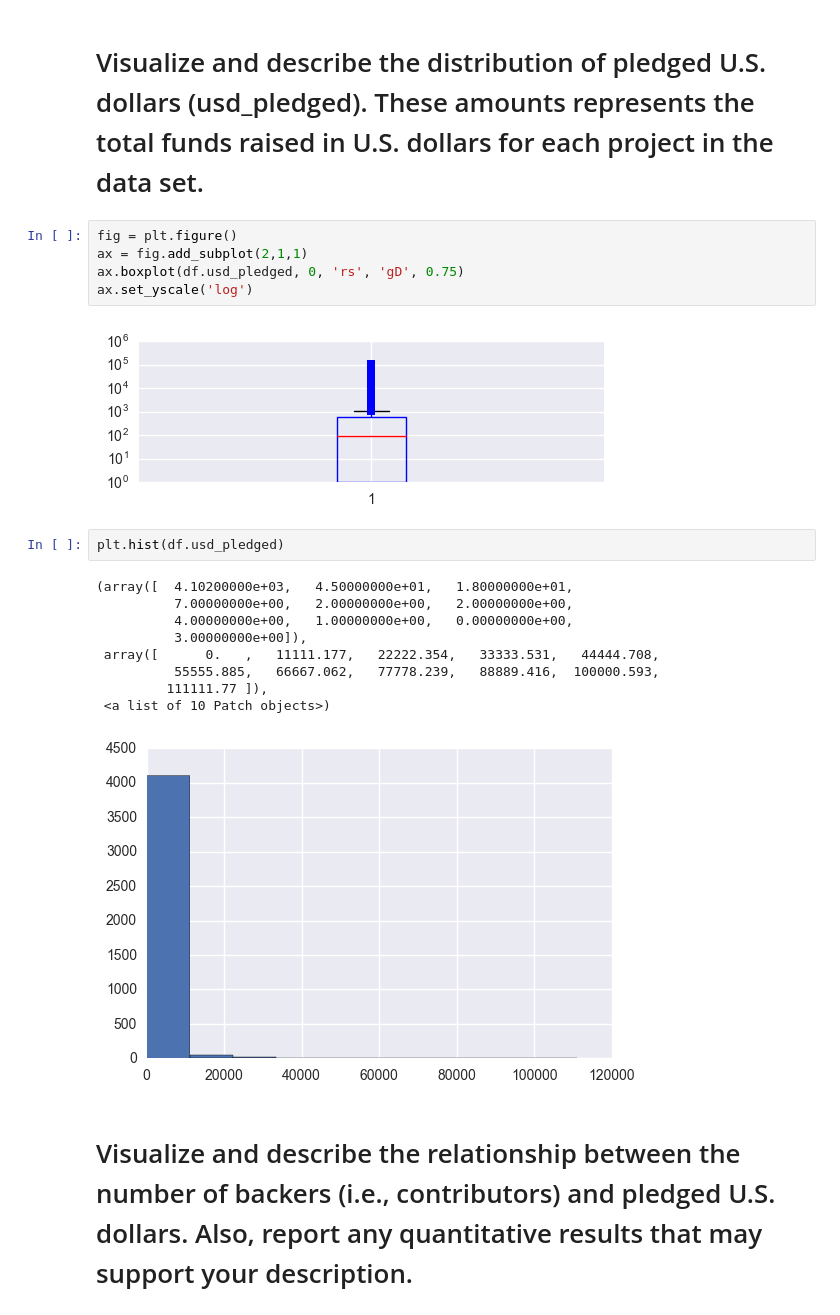
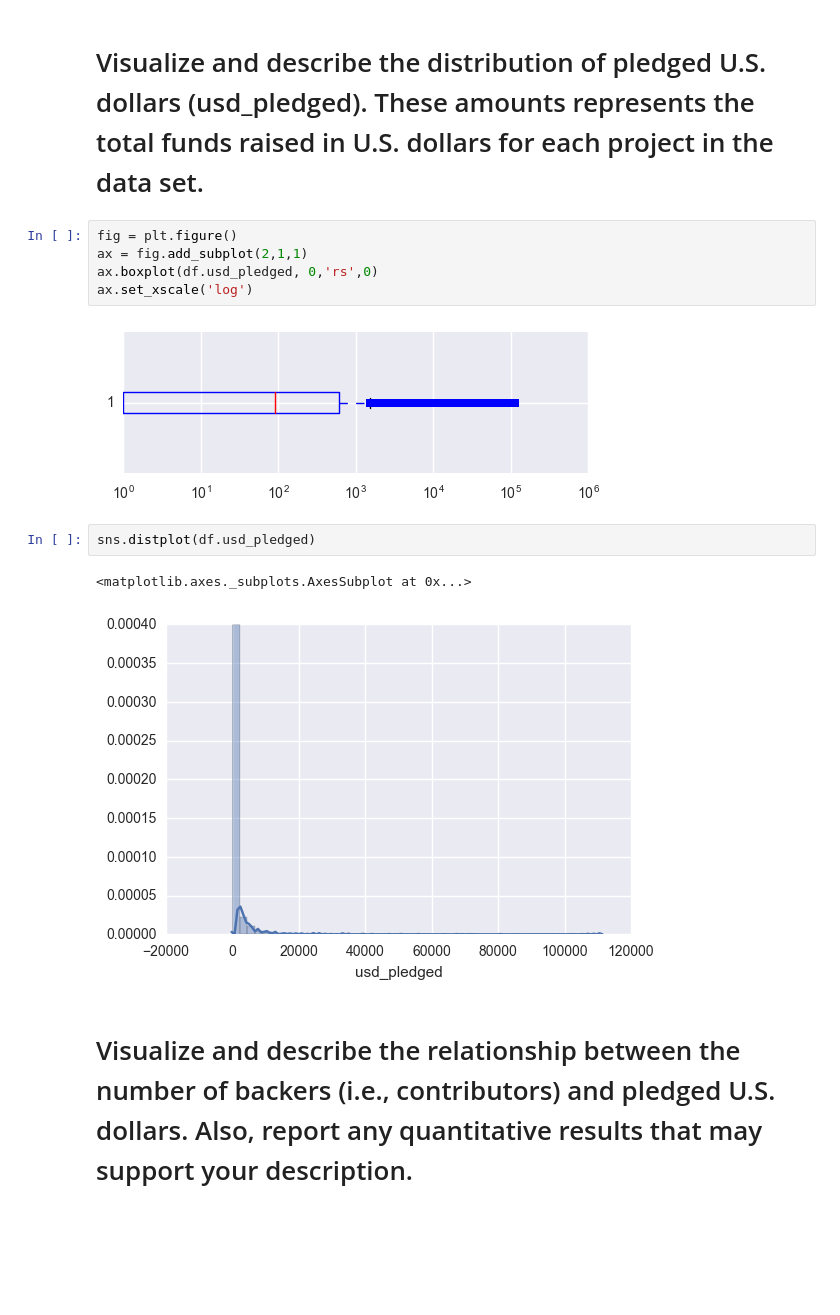
Before and after one commit to HarshitGautam/DataAnalytics, a Jupyter notebook: Kickstarters.ipynb, the cells around one changed output. Drawn from its saved outputs; the diff is of its cells as text; blank space fills up the shorter version.

```diff
--- a/Kickstarters.ipynb
+++ b/Kickstarters.ipynb
@@ -51,22 +46,15 @@ df.describe
 # %%
 fig = plt.figure()
 ax = fig.add_subplot(2,1,1)
-ax.boxplot(df.usd_pledged, 0, 'rs', 'gD', 0.75)
-ax.set_yscale('log')
+ax.boxplot(df.usd_pledged, 0,'rs',0)
+ax.set_xscale('log')
 # %% [output]
-[figure, old version]
+[figure, new version]
 # %%
-plt.hist(df.usd_pledged)
+sns.distplot(df.usd_pledged)
 # %% [output]
-(array([  4.10200000e+03,   4.50000000e+01,   1.80000000e+01,
-          7.00000000e+00,   2.00000000e+00,   2.00000000e+00,
-          4.00000000e+00,   1.00000000e+00,   0.00000000e+00,
-          3.00000000e+00]),
- array([      0.   ,   11111.177,   22222.354,   33333.531,   44444.708,
-          55555.885,   66667.062,   77778.239,   88889.416,  100000.593,
-         111111.77 ]),
- <a list of 10 Patch objects>)
+<matplotlib.axes._subplots.AxesSubplot at 0x...>
-[figure, old version]
+[figure, new version]
 # %% [markdown]
 # Visualize and describe the relationship between the number of backers (i.e., contributors) and pledged U.S. dollars. Also, report any quantitative results that may support your description.
 # %%
```
Also changed, not shown: parts of 13 cells of this notebook, 39 other files.
